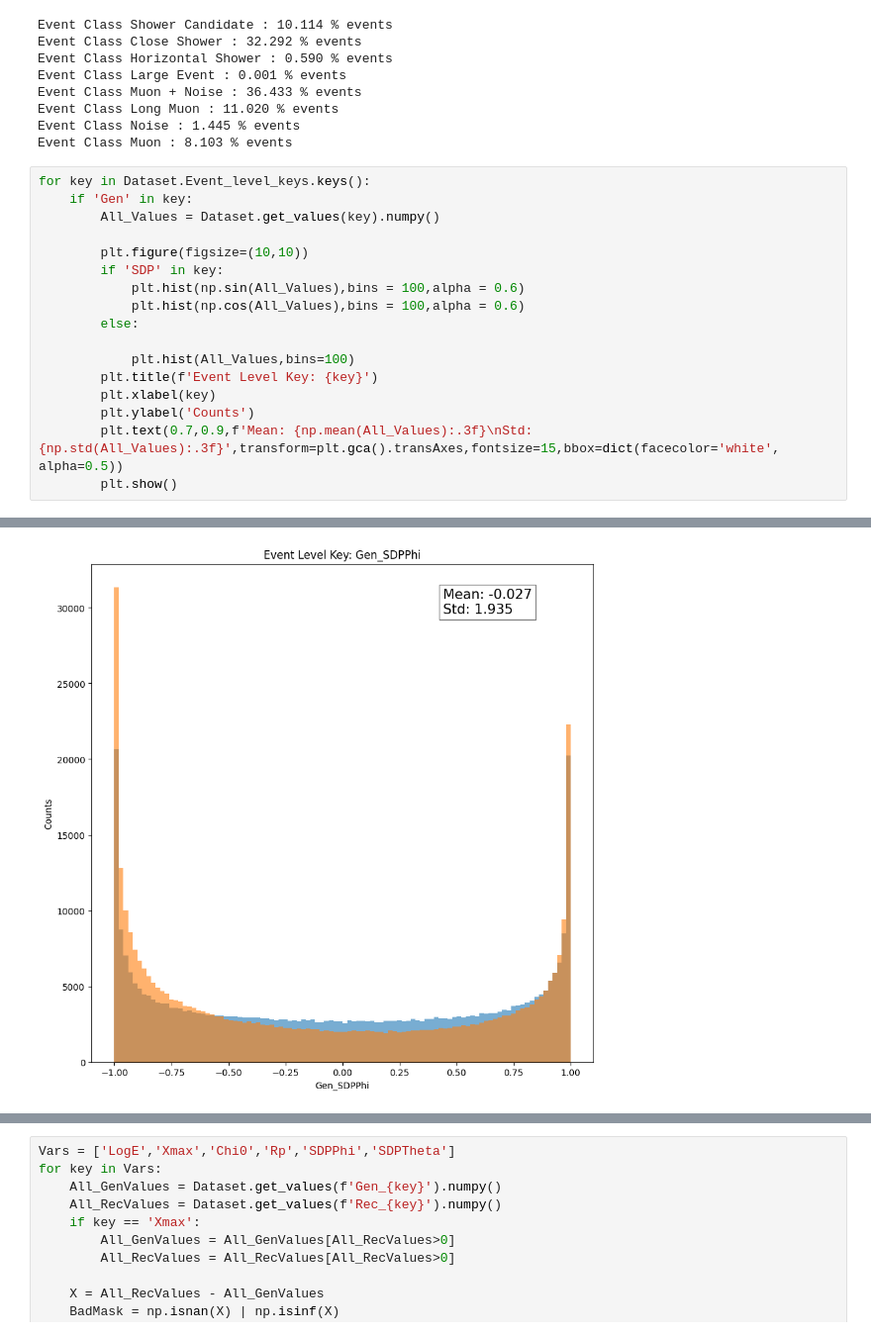
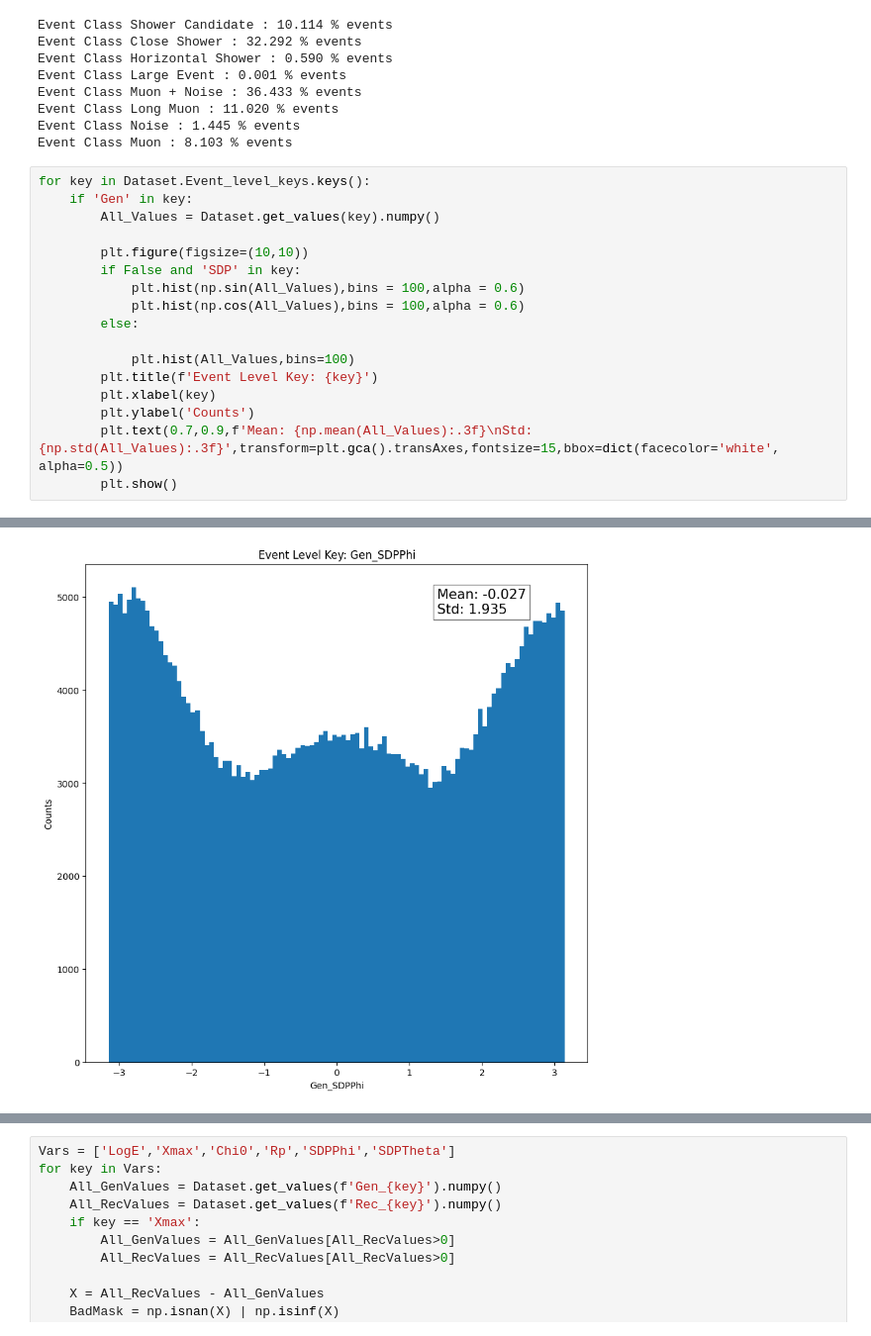
Before and after one commit to fedor-tairli/CDEProject, a Jupyter notebook: Dataset/TestingDataset_6.ipynb, the cells around one changed output, grey strips where cells are left out. Shown at 99% size. Cells and saved outputs as stored; diff of their text form.

```diff
--- a/Dataset/TestingDataset_6.ipynb
+++ b/Dataset/TestingDataset_6.ipynb
@@ -167,23 +167,23 @@ Event Class Muon : 8.103 % events
 # %%
 for key in Dataset.Event_level_keys.keys():
     if 'Gen' in key:
         All_Values = Dataset.get_values(key).numpy()
 
         plt.figure(figsize=(10,10))
-        if 'SDP' in key:
+        if False and 'SDP' in key:
             plt.hist(np.sin(All_Values),bins = 100,alpha = 0.6)
             plt.hist(np.cos(All_Values),bins = 100,alpha = 0.6)
         else:
 
             plt.hist(All_Values,bins=100)
         plt.title(f'Event Level Key: {key}')
         plt.xlabel(key)
         plt.ylabel('Counts')
         plt.text(0.7,0.9,f'Mean: {np.mean(All_Values):.3f}\nStd: {np.std(All_Values):.3f}',transform=plt.gca().transAxes,fontsize=15,bbox=dict(facecolor='white', alpha=0.5))
         plt.show()
 # %% [output]
 [figure]
 [figure]
 [figure]
 [figure]
-[figure, old version]
+[figure, new version]
```
Also changed, not shown: parts of 4 cells of this notebook, 15 other files.
